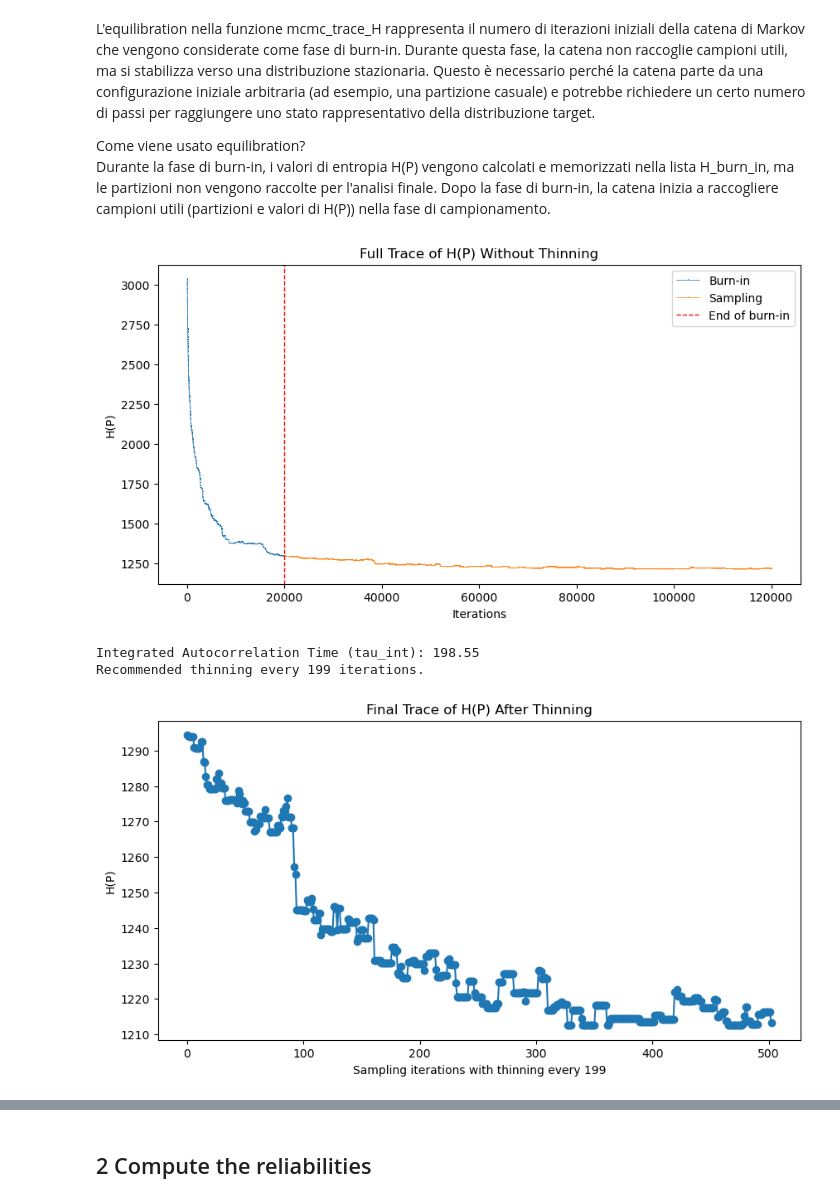
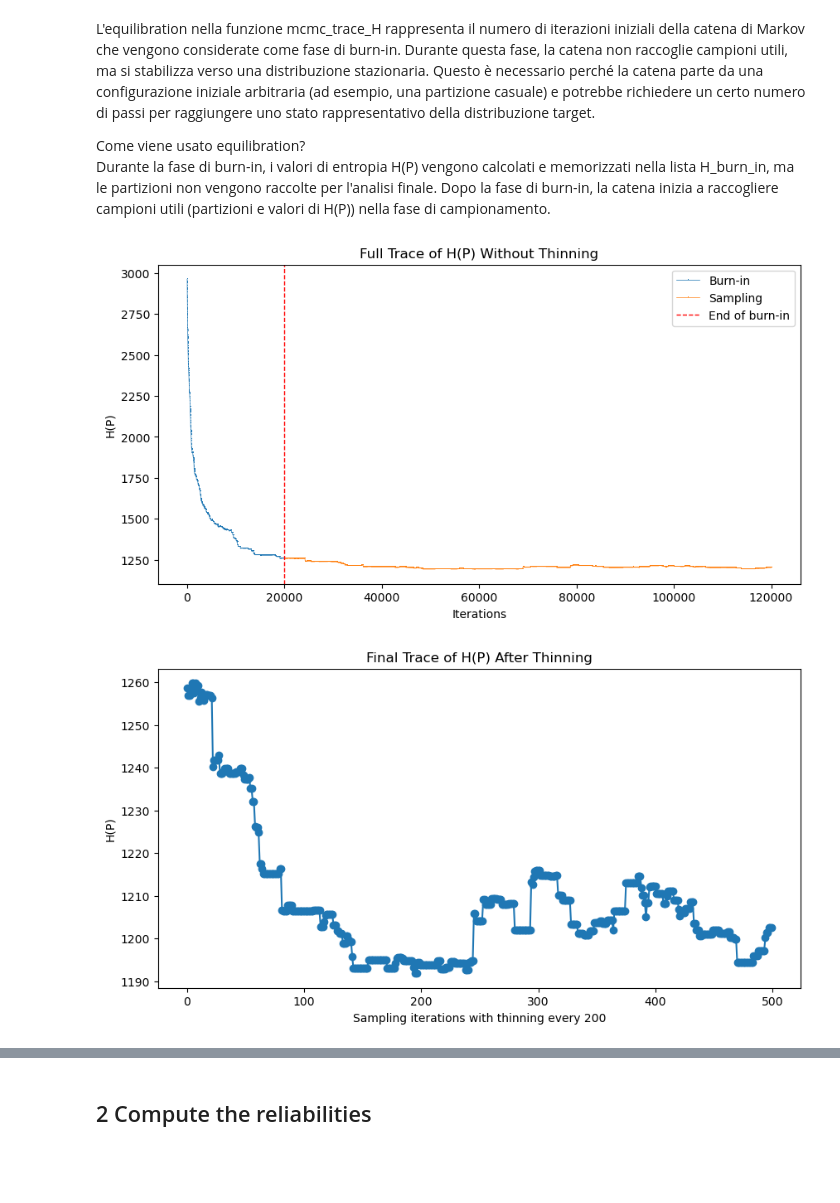
Before and after one commit to EugeniaBoccanera/Information-Theory-Project, a Jupyter notebook: main_network_prof.ipynb, the cells around one changed output, grey strips where cells are left out. Cells and saved outputs as stored; diff of their text form; code cells hidden in the pictures; blank space fills up the shorter version.

```diff
--- a/main_network_prof.ipynb
+++ b/main_network_prof.ipynb
@@ -392,32 +353,23 @@ def estimate_autocorrelation_time(series, max_lag=None, threshold=0.05):
 # %%
 # Perform MCMC sampling on the observed network partitions, collecting the trace of H(P)
 partitions, H_burn_in, H_full_trace = mcmc_trace_H(G_obs, equilibration=20000, num_samples=100000)
 
 # Plot the H(P) trace
 plot_H_trace(H_burn_in, H_full_trace)
 
-# Compute the integrated autocorrelation time
-tau_int, acfs = estimate_autocorrelation_time(H_full_trace, max_lag=100, threshold=0.05)
-print(f"Integrated Autocorrelation Time (tau_int): {tau_int:.2f}")
 
-# Choose thinning based on tau_int
-thinning_interval = math.ceil(tau_int)
-print(f"Recommended thinning every {thinning_interval} iterations.")
-
-
+thinning_interval = 200
 
 # Apply thinning to H(P) samples
 H_final = H_full_trace[::thinning_interval]
 # Apply thinning to partitions to obtain independent samples
 partitions_thinned = partitions[::thinning_interval]
 
 # Call the function to plot the final trace of H(P)
 plot_final_H_trace(H_final, thinning_interval)
 # %% [output]
-[figure, old version]
+[figure, new version]
-Integrated Autocorrelation Time (tau_int): 198.55
-Recommended thinning every 199 iterations.
-[figure, old version]
+[figure, new version]
 # %%
 ##### Poi questo lo togliamo, è solo per vedere come va l'autocorrelazione - RIFARE
 
```
Also changed, not shown: parts of 7 cells of this notebook.
